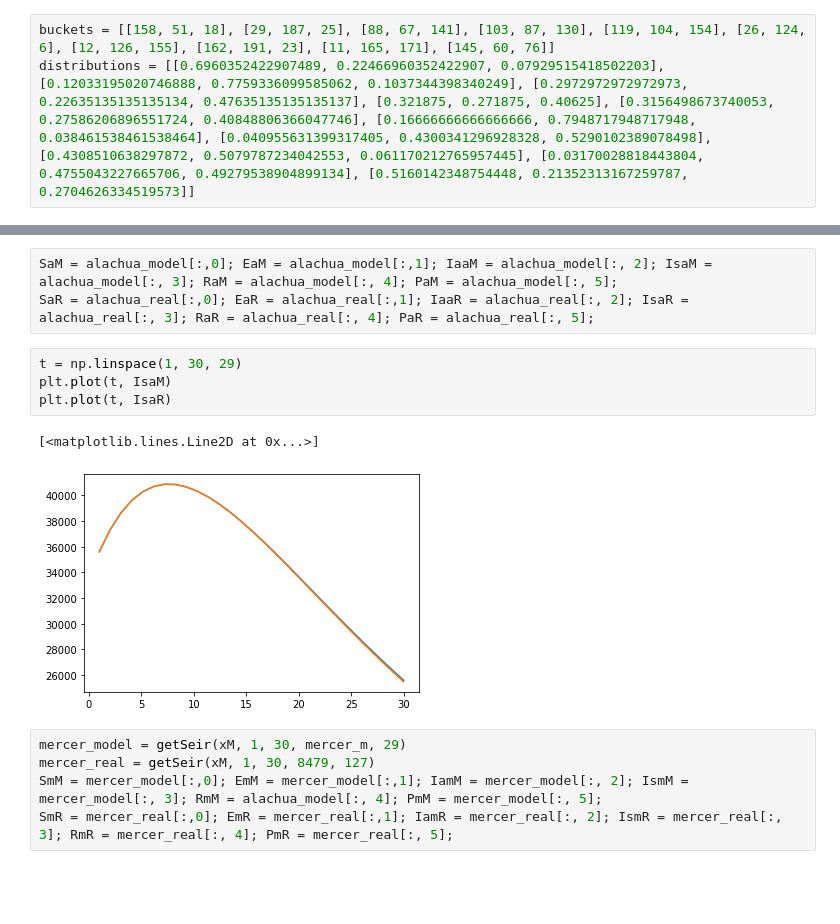
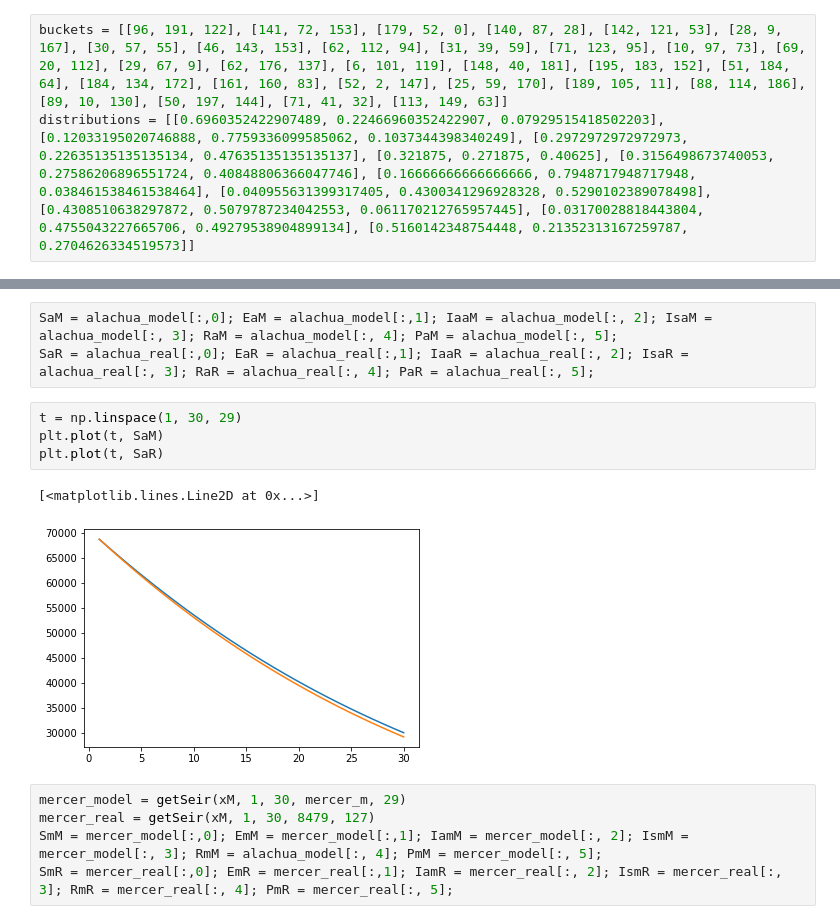
Before and after one commit to apasunuri/Vaccine-Distribution, a Jupyter notebook: models/Refactored SEIR.ipynb, the cells around one changed output, grey strips where cells are left out. Saved outputs shown, nothing was run; the diff lists cells and outputs as text; blank space fills up the shorter version.

```diff
--- a/models/Refactored SEIR.ipynb
+++ b/models/Refactored SEIR.ipynb
@@ -302,7 +301,7 @@ total.drop("Entry", axis=1, inplace=True)
 # %%
 total.to_csv("../clean-data/combined-seir.csv")
 # %%
-buckets = [[158, 51, 18], [29, 187, 25], [88, 67, 141], [103, 87, 130], [119, 104, 154], [26, 124, 6], [12, 126, 155], [162, 191, 23], [11, 165, 171], [145, 60, 76]]
+buckets = [[96, 191, 122], [141, 72, 153], [179, 52, 0], [140, 87, 28], [142, 121, 53], [28, 9, 167], [30, 57, 55], [46, 143, 153], [62, 112, 94], [31, 39, 59], [71, 123, 95], [10, 97, 73], [69, 20, 112], [29, 67, 9], [62, 176, 137], [6, 101, 119], [148, 40, 181], [195, 183, 152], [51, 184, 64], [184, 134, 172], [161, 160, 83], [52, 2, 147], [25, 59, 170], [189, 105, 11], [88, 114, 186], [89, 10, 130], [50, 197, 144], [71, 41, 32], [113, 149, 63]]
 distributions = [[0.6960352422907489, 0.22466960352422907, 0.07929515418502203], [0.12033195020746888, 0.7759336099585062, 0.1037344398340249], [0.2972972972972973, 0.22635135135135134, 0.47635135135135137], [0.321875, 0.271875, 0.40625], [0.3156498673740053, 0.27586206896551724, 0.40848806366047746], [0.16666666666666666, 0.7948717948717948, 0.038461538461538464], [0.040955631399317405, 0.4300341296928328, 0.5290102389078498], [0.4308510638297872, 0.5079787234042553, 0.061170212765957445], [0.03170028818443804, 0.4755043227665706, 0.49279538904899134], [0.5160142348754448, 0.21352313167259787, 0.2704626334519573]]
 # %%
 #Mercer 21% Vaccinated
@@ -399,11 +398,11 @@ SaM = alachua_model[:,0]; EaM = alachua_model[:,1]; IaaM = alachua_model[:, 2];
 SaR = alachua_real[:,0]; EaR = alachua_real[:,1]; IaaR = alachua_real[:, 2]; IsaR = alachua_real[:, 3]; RaR = alachua_real[:, 4]; PaR = alachua_real[:, 5];
 # %%
 t = np.linspace(1, 30, 29)
-plt.plot(t, IsaM)
-plt.plot(t, IsaR)
+plt.plot(t, SaM)
+plt.plot(t, SaR)
 # %% [output]
 [<matplotlib.lines.Line2D at 0x...>]
-[figure, old version]
+[figure, new version]
 # %%
 mercer_model = getSeir(xM, 1, 30, mercer_m, 29)
 mercer_real = getSeir(xM, 1, 30, 8479, 127)
```
Also changed, not shown: parts of 16 cells of this notebook, 19 other files.
